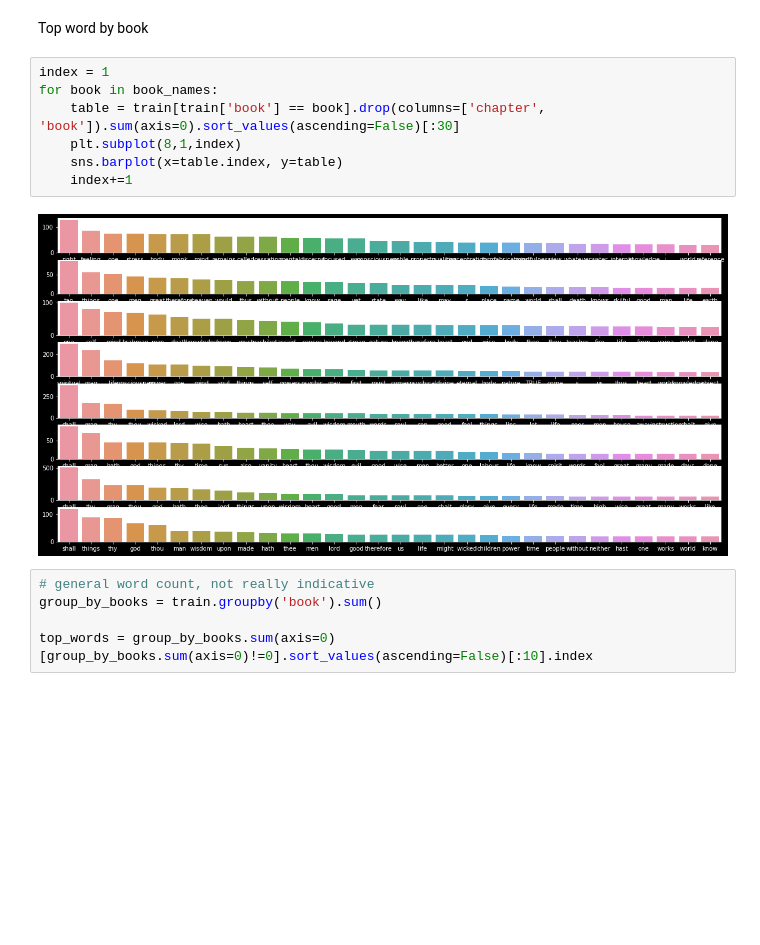
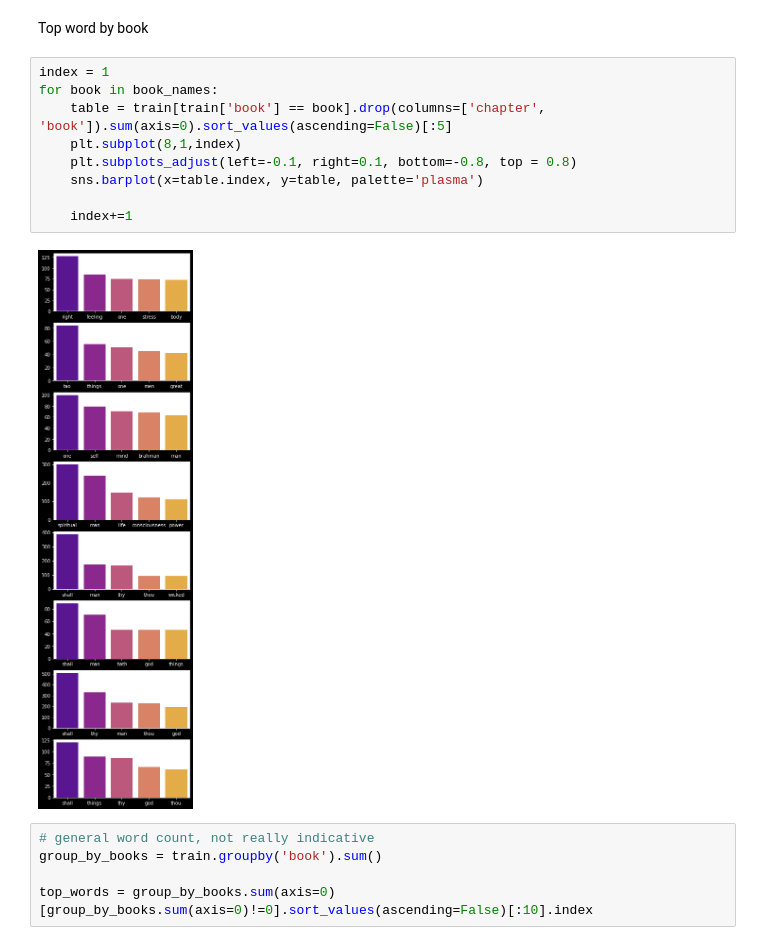
Before and after one commit to Barry0121/Religious-Text-Analysis-NLP, a Jupyter notebook: Beginner Track/barry.ipynb, the cells around one changed output. Saved outputs shown, nothing was run; the diff lists cells and outputs as text; blank space fills up the shorter version.

```diff
--- a/Beginner Track/barry.ipynb
+++ b/Beginner Track/barry.ipynb
@@ -85,12 +85,14 @@ Top word by book
 # %%
 index = 1
 for book in book_names:
-    table = train[train['book'] == book].drop(columns=['chapter', 'book']).sum(axis=0).sort_values(ascending=False)[:30]
+    table = train[train['book'] == book].drop(columns=['chapter', 'book']).sum(axis=0).sort_values(ascending=False)[:5]
     plt.subplot(8,1,index)
-    sns.barplot(x=table.index, y=table)
+    plt.subplots_adjust(left=-0.1, right=0.1, bottom=-0.8, top = 0.8)
+    sns.barplot(x=table.index, y=table, palette='plasma')
+
     index+=1
 # %% [output]
-[figure, old version]
+[figure, new version]
 # %%
 # general word count, not really indicative
 group_by_books = train.groupby('book').sum()
```
Also changed, not shown: 3 other files.
